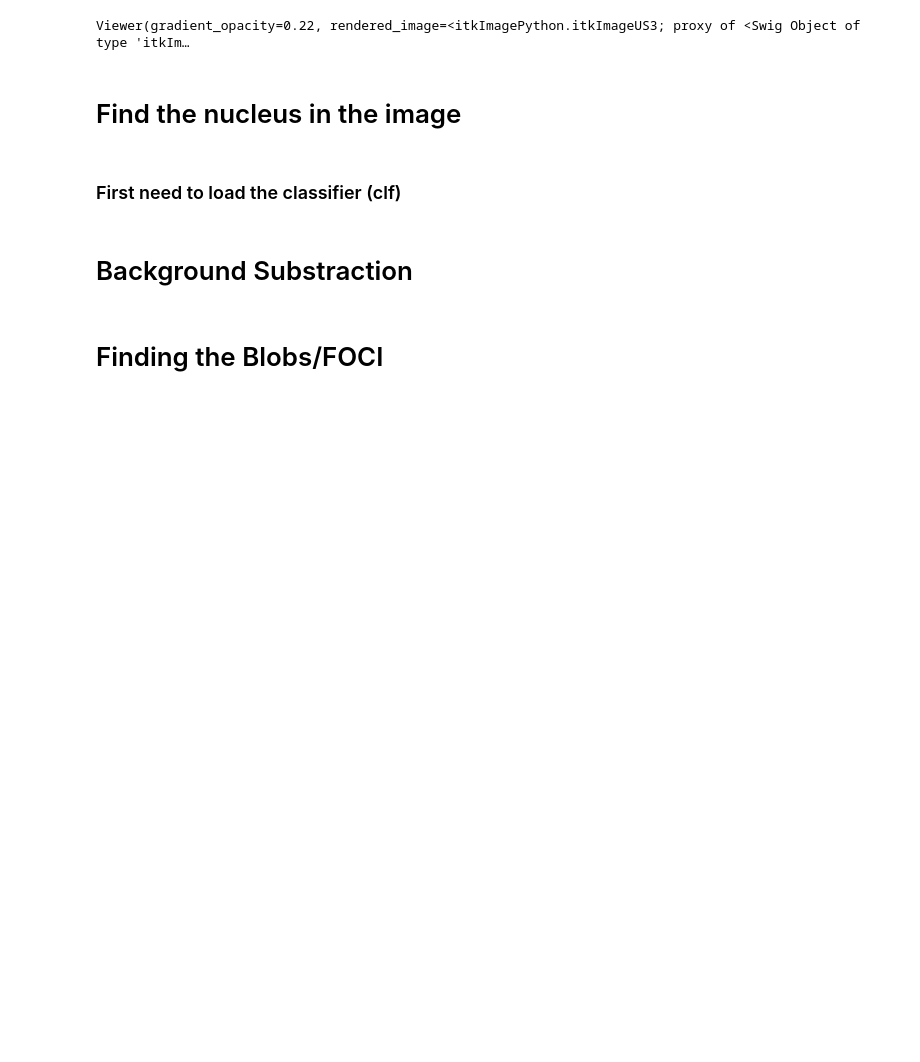
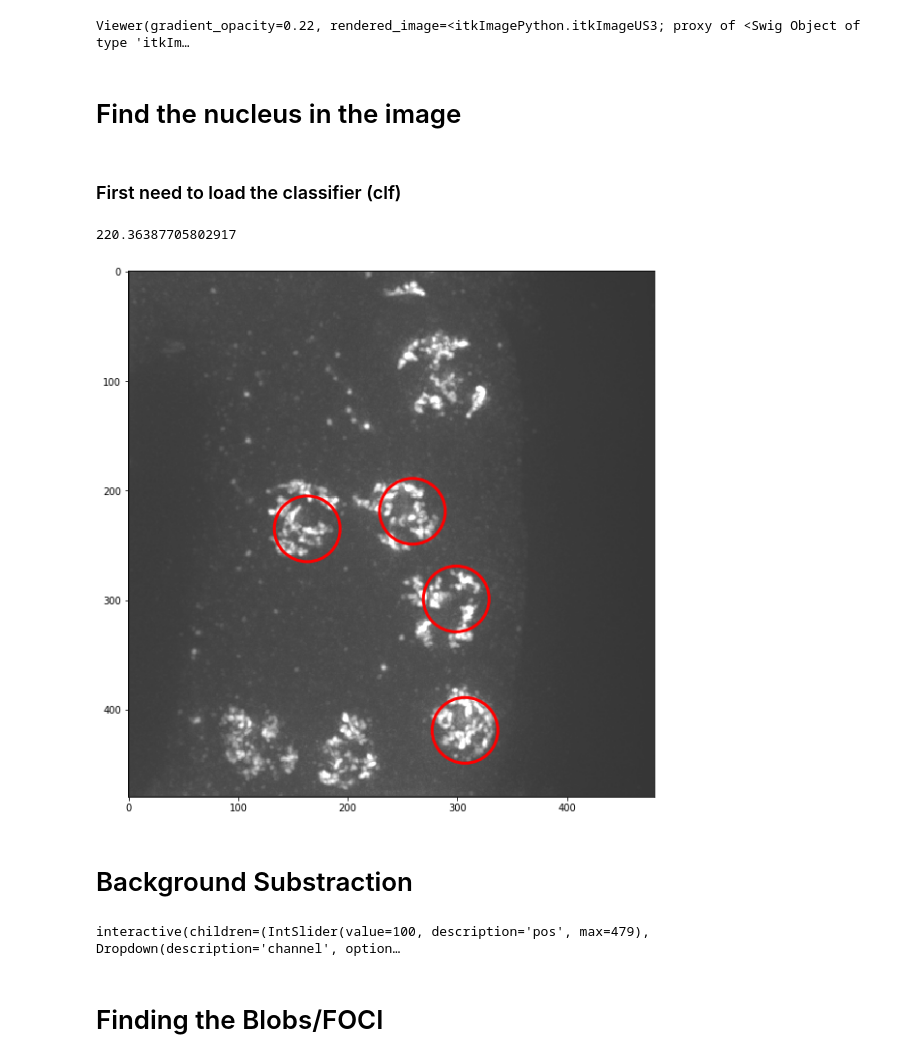
Before and after one commit to bioimage-analysis/Chloe_Chromosome_detection, a Jupyter notebook: notebook/analysis_data_Chloe.ipynb, the cells around one changed output. Drawn from its saved outputs; the diff is of its cells as text; code cells hidden in the pictures; blank space fills up the shorter version.

```diff
--- a/notebook/analysis_data_Chloe.ipynb
+++ b/notebook/analysis_data_Chloe.ipynb
@@ -37,7 +37,7 @@ from chromosome_dsb import *
 # Need to create a javabridge to use bioformats to open proprietary format
 javabridge.start_vm(class_path=bioformats.JARS)
 # %%
-path_data = '//Users/Espenel/Desktop/Mini-Grant-Image-analysis/2018/Chloe/data_chloe/cku-exo1_002/'
+path_data = '/Users/Espenel/Desktop/Mini-Grant-Image-analysis/2018/Chloe/data_chloe/cku-exo1_002/'
 # %%
 position, time_point = load_data.stage_position(path_data)
 # %% [markdown]
@@ -63,7 +63,7 @@ Polyfit may be poorly conditioned
 # %% [markdown]
 # Load Image
 # %%
-path_img = path_data + '/2017-04-12_RAD51-HTP3_cku80-exo1_002_visit_13_D3D_ALX.dv'
+path_img = path_data + '/2017-04-12_RAD51-HTP3_cku80-exo1_002_visit_18_D3D_ALX.dv'
 # %%
 image, meta, directory = load_data.load_bioformats(path_img)
 # %% [markdown]
@@ -100,8 +100,18 @@ tp_1 = time.time()
 result = search.rolling_window(img, clf, scaler)
 tp_2 = time.time()
 print(tp_2-tp_1)
+# %% [output]
+220.36387705802917
 # %%
 bbox_ML = search.non_max_suppression(result, probaThresh=0.01, overlapThresh=0.3)
+# %%
+fig, ax = plt.subplots(1, 1, figsize=(10, 10))
+ax.imshow(np.amax(img,axis=0), vmax=img.max()/2, alpha = 0.8)
+for coord in bbox_ML:
+    circles1 = patches.Circle((coord[0]+35,coord[1]+35),30, linewidth=3,edgecolor='r',facecolor='none')
+    ax.add_patch(circles1)
+# %% [output]
+[figure, added]
 # %% [markdown]
 # Background Substraction
 # %%
@@ -110,6 +120,8 @@ ch2, _ = img_analysis.background_correct(image, ch=2, size=back_sub_ch2)
 ch3, _ = img_analysis.background_correct(image, ch=3, size=back_sub_ch3)
 # %%
 visualization.plot_background(image, ch1, ch2, ch3)
+# %% [output]
+interactive(children=(IntSlider(value=100, description='pos', max=479), Dropdown(description='channel', option…
 # %% [markdown]
 # Finding the Blobs/FOCI
 # %%
```
Also changed, not shown: parts of 10 cells of this notebook, 7 other files.
